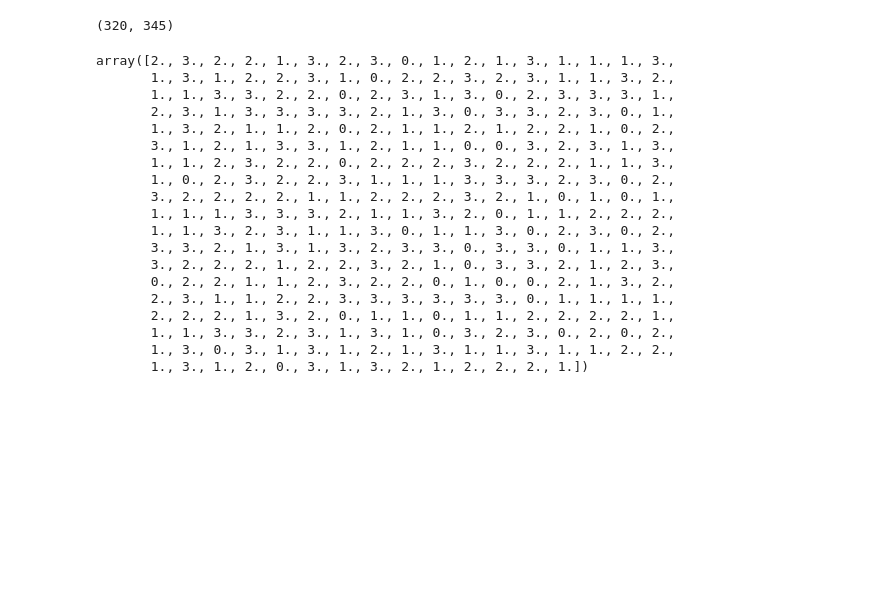
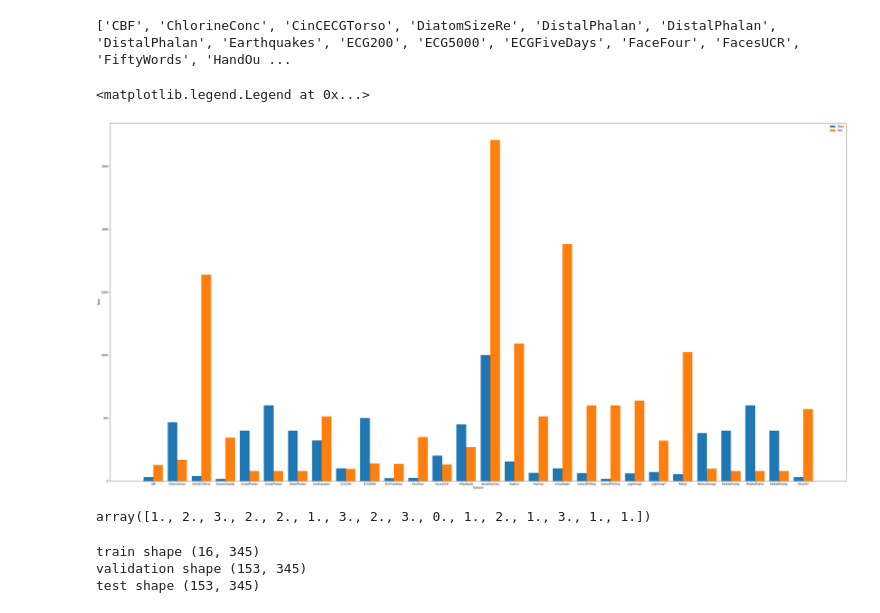
Before and after one commit to DorianJoubaud/ImbalancedTimeSeriesClassification, a Jupyter notebook: Notebook_Classification.ipynb, the cells around one changed output. Cells and saved outputs as stored; diff of their text form; code cells hidden in the pictures; blank space fills up the shorter version.

```diff
--- a/Notebook_Classification.ipynb
+++ b/Notebook_Classification.ipynb
@@ -9,29 +13,26 @@ from sklearn.model_selection import train_test_split
+# %%
+train = list()
+test = list()
+for dataset in os.listdir('data'):
+    x_train,x_test,_,_ = get_data(dataset, '\t')
+    train.append(x_train.shape[0])
+    test.append(x_test.shape[1])
+# %%
+datasets = os.listdir('data')
+datasets = [elt[:12] for elt in datasets]
+
+plt.figure(figsize=(50,25))
+X_axis = np.arange(len(datasets))
+
+plt.bar(X_axis - 0.2, train, 0.4, label = 'Train')
+plt.bar(X_axis + 0.2, test, 0.4, label = 'Test')
+plt.xticks(X_axis, datasets)
+plt.xlabel("Dataset")
+plt.ylabel("Taille")
+plt.legend()
+# %% [output]
+['CBF', 'ChlorineConc', 'CinCECGTorso', 'DiatomSizeRe', 'DistalPhalan', 'DistalPhalan', 'DistalPhalan', 'Earthquakes', 'ECG200', 'ECG5000', 'ECGFiveDays', 'FaceFour', 'FacesUCR', 'FiftyWords', 'HandOu ...
+<matplotlib.legend.Legend at 0x...>
+[figure, added]
 # %%
 dataset = 'DiatomSizeReduction'
-# %%
-data, labels = get_data(dataset, '\t')
-labels = class_offset(labels, dataset)
-print(data.shape)
-labels.shape
-labels
-# %% [output]
-(320, 345)
-array([2., 3., 2., 2., 1., 3., 2., 3., 0., 1., 2., 1., 3., 1., 1., 1., 3.,
-       1., 3., 1., 2., 2., 3., 1., 0., 2., 2., 3., 2., 3., 1., 1., 3., 2.,
-       1., 1., 3., 3., 2., 2., 0., 2., 3., 1., 3., 0., 2., 3., 3., 3., 1.,
-       2., 3., 1., 3., 3., 3., 3., 2., 1., 3., 0., 3., 3., 2., 3., 0., 1.,
-       1., 3., 2., 1., 1., 2., 0., 2., 1., 1., 2., 1., 2., 2., 1., 0., 2.,
-       3., 1., 2., 1., 3., 3., 1., 2., 1., 1., 0., 0., 3., 2., 3., 1., 3.,
-       1., 1., 2., 3., 2., 2., 0., 2., 2., 2., 3., 2., 2., 2., 1., 1., 3.,
-       1., 0., 2., 3., 2., 2., 3., 1., 1., 1., 3., 3., 3., 2., 3., 0., 2.,
-       3., 2., 2., 2., 2., 1., 1., 2., 2., 2., 3., 2., 1., 0., 1., 0., 1.,
-       1., 1., 1., 3., 3., 3., 2., 1., 1., 3., 2., 0., 1., 1., 2., 2., 2.,
-       1., 1., 3., 2., 3., 1., 1., 3., 0., 1., 1., 3., 0., 2., 3., 0., 2.,
-       3., 3., 2., 1., 3., 1., 3., 2., 3., 3., 0., 3., 3., 0., 1., 1., 3.,
-       3., 2., 2., 2., 1., 2., 2., 3., 2., 1., 0., 3., 3., 2., 1., 2., 3.,
-       0., 2., 2., 1., 1., 2., 3., 2., 2., 0., 1., 0., 0., 2., 1., 3., 2.,
-       2., 3., 1., 1., 2., 2., 3., 3., 3., 3., 3., 3., 0., 1., 1., 1., 1.,
-       2., 2., 2., 1., 3., 2., 0., 1., 1., 0., 1., 1., 2., 2., 2., 2., 1.,
-       1., 1., 3., 3., 2., 3., 1., 3., 1., 0., 3., 2., 3., 0., 2., 0., 2.,
-       1., 3., 0., 3., 1., 3., 1., 2., 1., 3., 1., 1., 3., 1., 1., 2., 2.,
-       1., 3., 1., 2., 0., 3., 1., 3., 2., 1., 2., 2., 2., 1.])
@@ -40,2 +39,22 @@ _, rat = np.unique(labels, return_counts=True)
+# %%
+x_train,x_test,y_train,y_test = get_data(dataset, '\t')
+
+y_train = class_offset(y_train, dataset)
+y_test = class_offset(y_test, dataset)
+y_train
+# %% [output]
+array([1., 2., 3., 2., 2., 1., 3., 2., 3., 0., 1., 2., 1., 3., 1., 1.])
+# %%
+
+
+x_val, x_test, y_val, y_test = train_test_split(x_test,y_test, test_size=0.5)
+
+print('train shape', x_train.shape)
+print('validation shape', x_val.shape)
+print('test shape', x_test.shape)
+# %% [output]
+train shape (16, 345)
+validation shape (153, 345)
+test shape (153, 345)
 # %%
 def donut_visu(ax, data,name):
```
Also changed, not shown: parts of 9 cells of this notebook.
